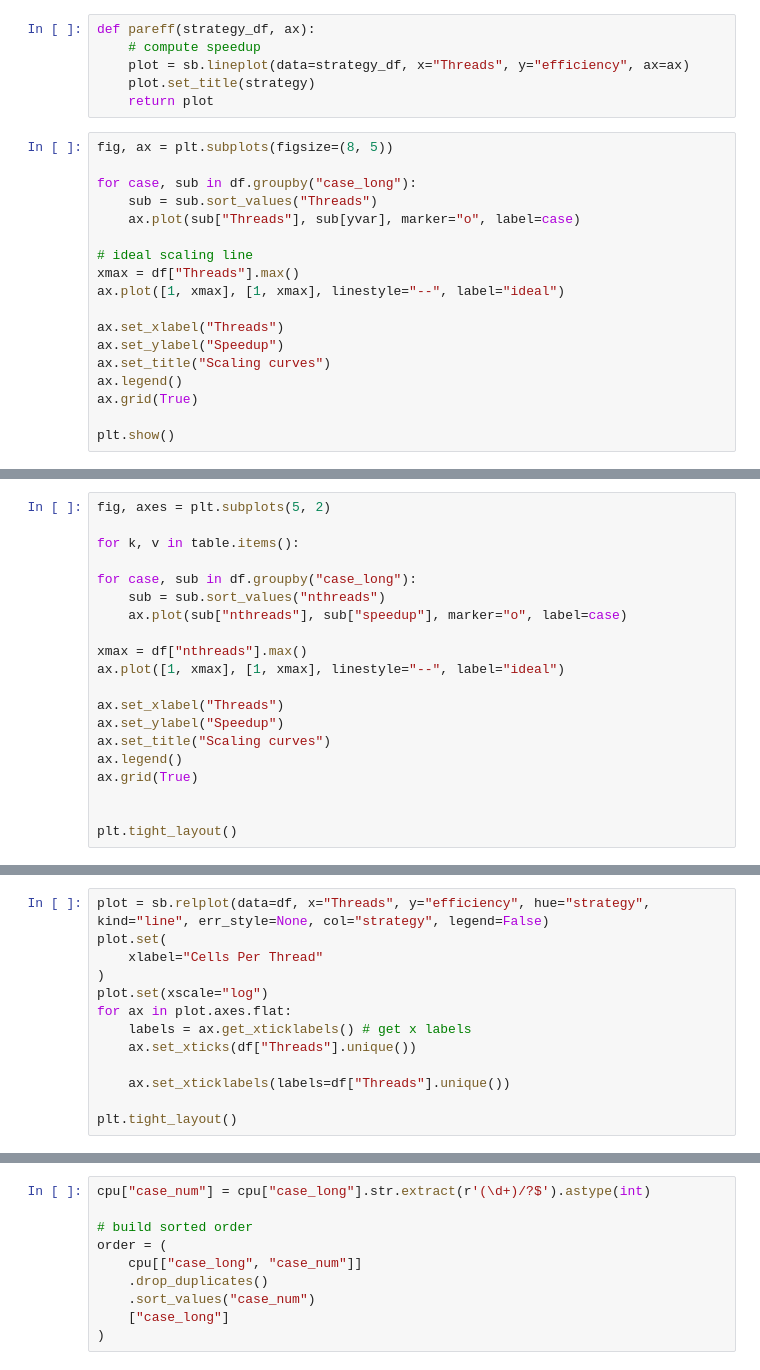
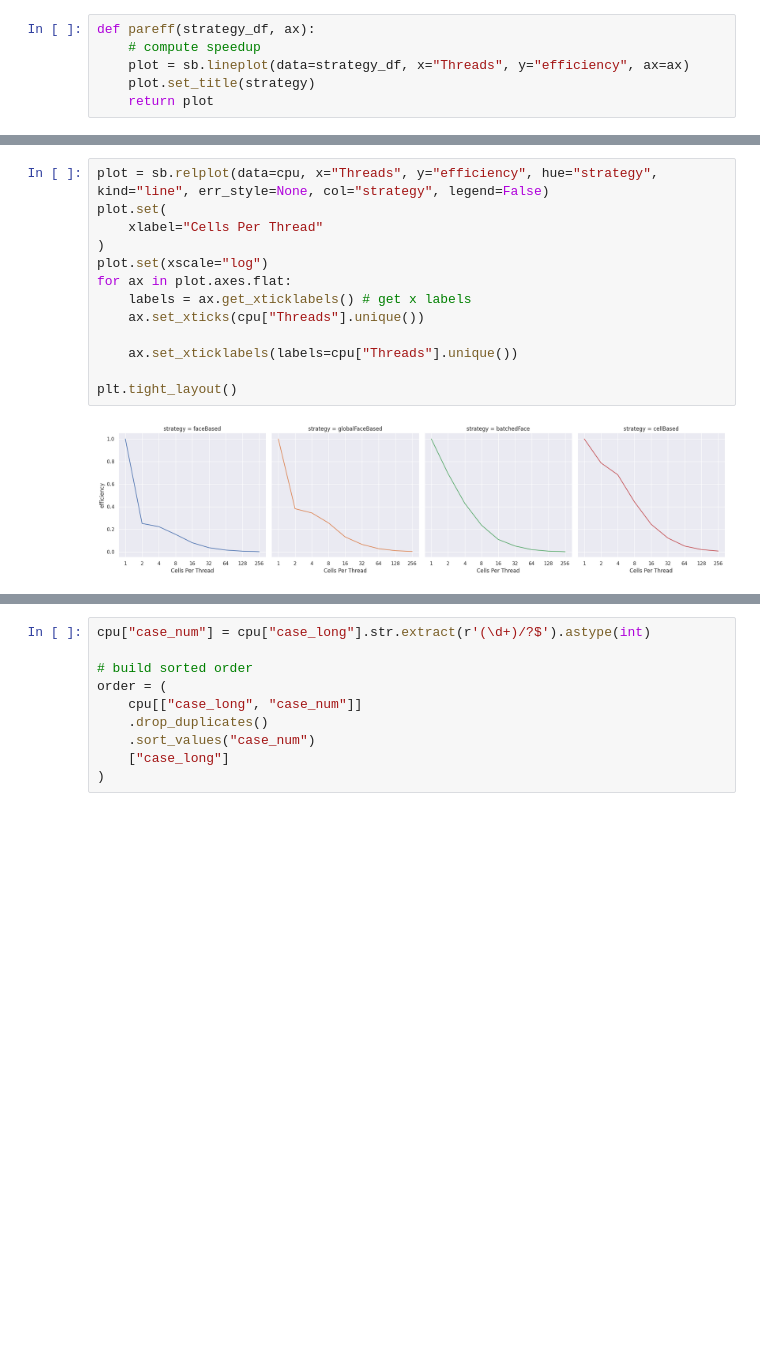
Before and after one commit to lupeterm/FVM-Prototyping, a Jupyter notebook: notebooks/scaling.ipynb, the cells around one changed output, grey strips where cells are left out. Drawn from its saved outputs; the diff is of its cells as text; blank space fills up the shorter version.

```diff
--- a/notebooks/scaling.ipynb
+++ b/notebooks/scaling.ipynb
@@ -64,21 +109,3 @@ def pareff(strategy_df, ax):
     plot = sb.lineplot(data=strategy_df, x="Threads", y="efficiency", ax=ax)
     plot.set_title(strategy)
     return plot
-# %%
-fig, ax = plt.subplots(figsize=(8, 5))
-
-for case, sub in df.groupby("case_long"):
-    sub = sub.sort_values("Threads")
-    ax.plot(sub["Threads"], sub[yvar], marker="o", label=case)
-
-# ideal scaling line
-xmax = df["Threads"].max()
-ax.plot([1, xmax], [1, xmax], linestyle="--", label="ideal")
-
-ax.set_xlabel("Threads")
-ax.set_ylabel("Speedup")
-ax.set_title("Scaling curves")
-ax.legend()
-ax.grid(True)
-
-plt.show()
@@ -92,20 +111,0 @@ table
-# %%
-fig, axes = plt.subplots(5, 2)
-
-for k, v in table.items():
-
-for case, sub in df.groupby("case_long"):
-    sub = sub.sort_values("nthreads")
-    ax.plot(sub["nthreads"], sub["speedup"], marker="o", label=case)
-
-xmax = df["nthreads"].max()
-ax.plot([1, xmax], [1, xmax], linestyle="--", label="ideal")
-
-ax.set_xlabel("Threads")
-ax.set_ylabel("Speedup")
-ax.set_title("Scaling curves")
-ax.legend()
-ax.grid(True)
-
-
-plt.tight_layout()
@@ -165,14 +166,16 @@ plt.tight_layout()
 # %%
-plot = sb.relplot(data=df, x="Threads", y="efficiency", hue="strategy", kind="line", err_style=None, col="strategy", legend=False)
+plot = sb.relplot(data=cpu, x="Threads", y="efficiency", hue="strategy", kind="line", err_style=None, col="strategy", legend=False)
 plot.set(
     xlabel="Cells Per Thread"
 )
 plot.set(xscale="log")
 for ax in plot.axes.flat:
     labels = ax.get_xticklabels() # get x labels
-    ax.set_xticks(df["Threads"].unique())
+    ax.set_xticks(cpu["Threads"].unique())
 
-    ax.set_xticklabels(labels=df["Threads"].unique())
+    ax.set_xticklabels(labels=cpu["Threads"].unique())
 
 plt.tight_layout()
+# %% [output]
+[figure, added]
 # %%
```
Also changed, not shown: parts of 32 cells of this notebook, 8 other files.
